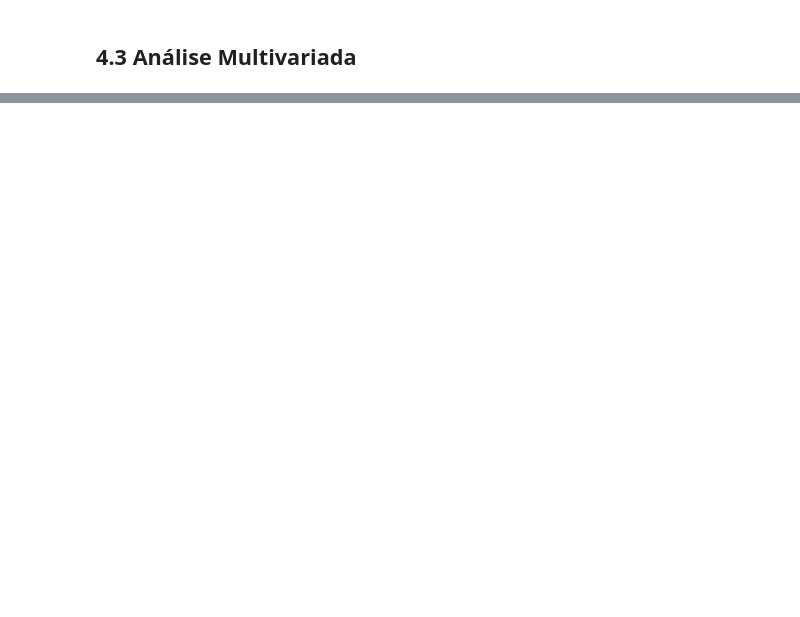
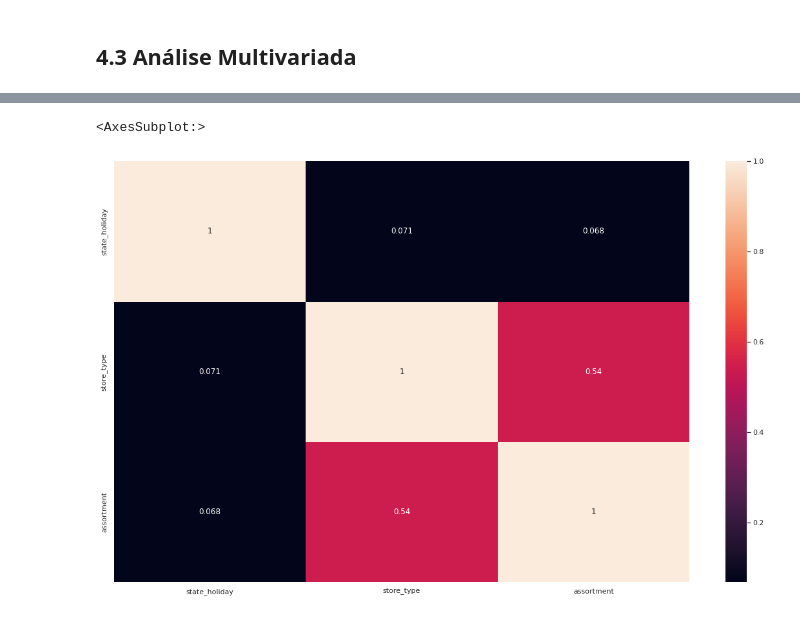
Before and after one commit to jonasbarletta/ds_em_producao, a Jupyter notebook: modulo4-exploratory-data-analysis.ipynb, the cells around one changed output, grey strips where cells are left out. Cells and saved outputs as stored; diff of their text form; code cells hidden in the pictures; blank space fills up the shorter version.

```diff
--- a/modulo4-exploratory-data-analysis.ipynb
+++ b/modulo4-exploratory-data-analysis.ipynb
@@ -739,0 +794,24 @@ sns.barplot(data=aux1, x='month', y='sales', hue='school_holiday')
+# %%
+cat = df4.select_dtypes(include=['object'])
+
+cat_list = ['state_holiday', 'store_type', 'assortment']
+cat_dic = {}
+
+for c1 in cat_list:
+    for c2 in cat_list:
+        v = cramer_v(cat[c1], cat[c2])
+
+        if cat_list.index(c2) == 0:
+            cat_dic[c1] = []
+            cat_dic[c1].append(v)
+
+        else:
+            cat_dic[c1].append(v)
+
+cramer_v_table = pd.DataFrame(cat_dic)
+cramer_v_table.set_index(cramer_v_table.columns, inplace=True)
+
+sns.heatmap(cramer_v_table, annot=True)
+# %% [output]
+<AxesSubplot:>
+[figure, added]
```
Also changed, not shown: parts of 45 cells of this notebook.
